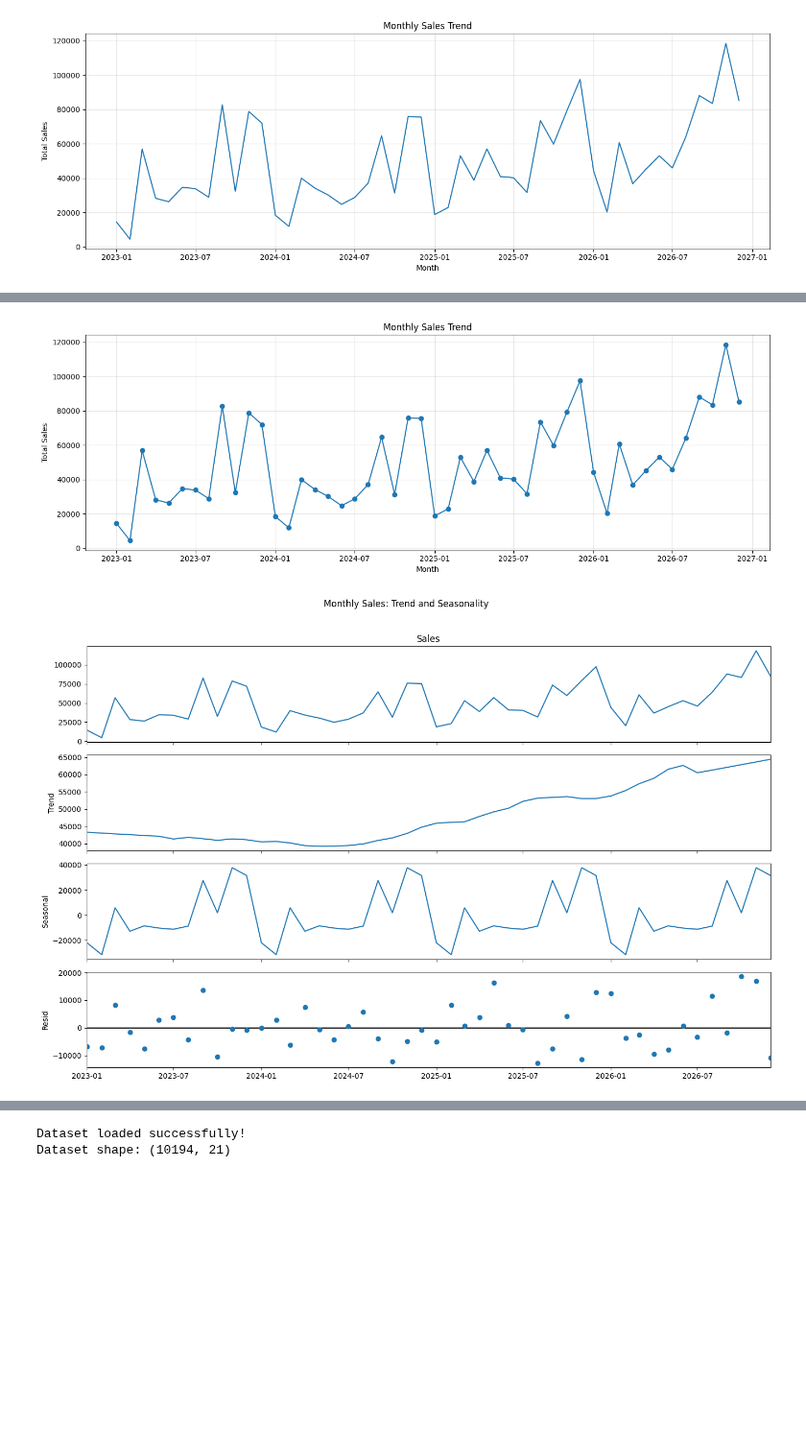
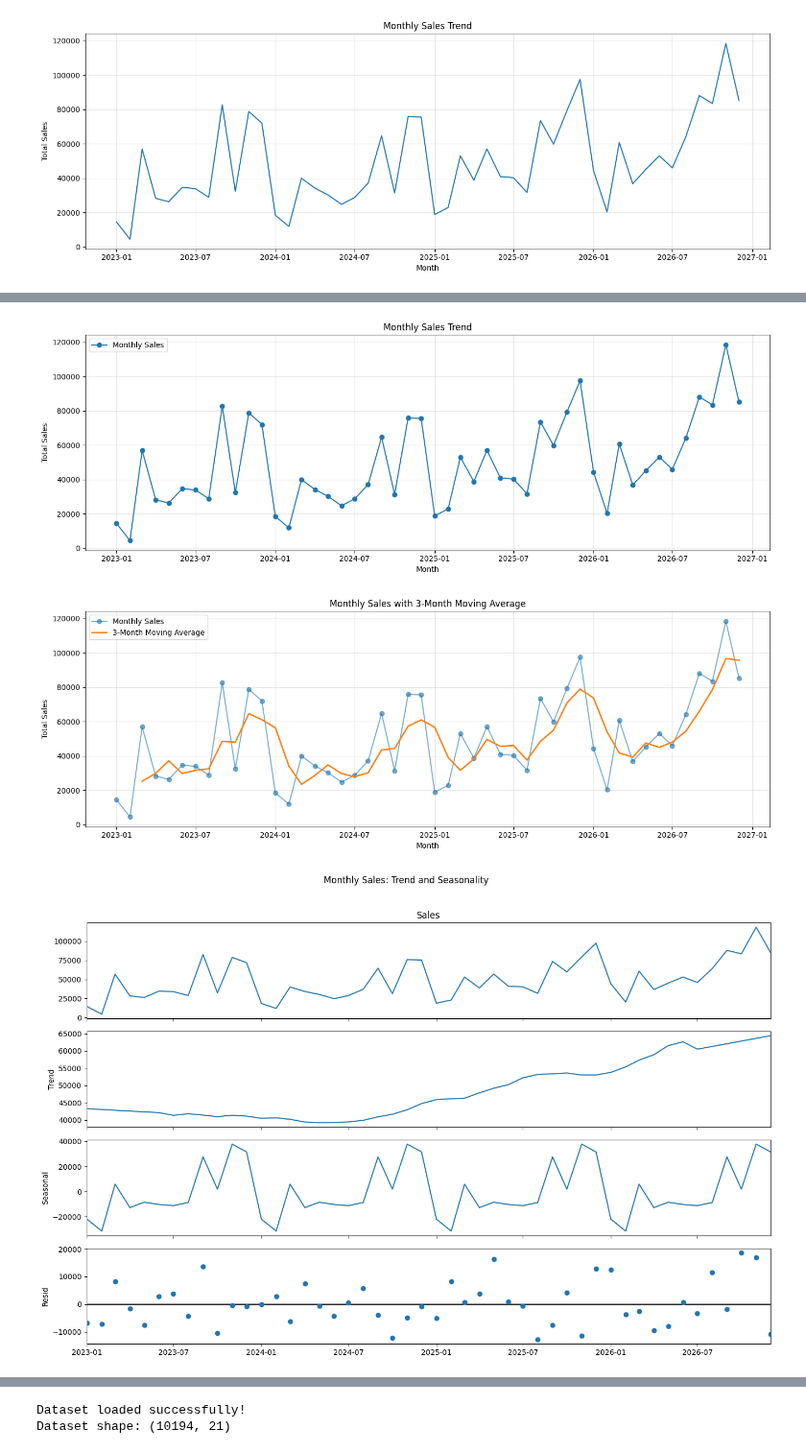
Before and after one commit to keerthanamurari14/apexplanet-data-analytics, a Jupyter notebook: notebooks/task4_advanced_analytics.ipynb, the cells around one changed output, grey strips where cells are left out. Shown at 96% size. Drawn from its saved outputs; the diff is of its cells as text; code cells hidden in the pictures; blank space fills up the shorter version.

```diff
--- a/notebooks/task4_advanced_analytics.ipynb
+++ b/notebooks/task4_advanced_analytics.ipynb
@@ -131,8 +174,9 @@ Order Date
 Freq: MS, Name: Sales, dtype: float64
 [figure]
 # %%
+
 # TASK 4: TIME-SERIES ANALYSIS
-# Trend, seasonality, residuals, and stationarity testing
+# Trend, seasonality, residuals, stationarity, and moving average smoothing
 
 import pandas as pd
 import numpy as np
@@ -144,7 +188,7 @@ from statsmodels.tsa.stattools import adfuller
 
 warnings.filterwarnings("ignore")
 
-# 1. Prepare the date column
+# 1. Prepare the date and sales columns
 df["Order Date"] = pd.to_datetime(df["Order Date"], errors="coerce")
 df["Sales"] = pd.to_numeric(df["Sales"], errors="coerce")
 
@@ -165,20 +209,52 @@ print("Number of months:", len(monthly_sales))
 print("Start date:", monthly_sales.index.min().date())
 print("End date:", monthly_sales.index.max().date())
 print("Total sales:", round(monthly_sales.sum(), 2))
+
 print("\nFirst 5 months:")
 display(monthly_sales.head())
 
 # 3. Plot monthly sales
 plt.figure(figsize=(14, 5))
-plt.plot(monthly_sales.index, monthly_sales.values, marker="o")
+plt.plot(
+    monthly_sales.index,
+    monthly_sales.values,
+    marker="o",
+    label="Monthly Sales"
+)
 plt.title("Monthly Sales Trend")
 plt.xlabel("Month")
 plt.ylabel("Total Sales")
+plt.legend()
 plt.grid(True, alpha=0.3)
 plt.tight_layout()
 plt.show()
 
-# 4. Decompose sales into trend, seasonality, and residuals
+# 4. Moving Average Smoothing (3-month window)
+moving_average = monthly_sales.rolling(window=3).mean()
+
+plt.figure(figsize=(14, 5))
+plt.plot(
+    monthly_sales.index,
+    monthly_sales.values,
+    marker="o",
+    alpha=0.6,
+    label="Monthly Sales"
+)
+plt.plot(
+    moving_average.index,
+    moving_average.values,
+    linewidth=2,
+    label="3-Month Moving Average"
+)
+plt.title("Monthly Sales with 3-Month Moving Average")
+plt.xlabel("Month")
+plt.ylabel("Total Sales")
+plt.legend()
+plt.grid(True, alpha=0.3)
+plt.tight_layout()
+plt.show()
+
+# 5. Decompose sales into trend, seasonality, and residuals
 if len(monthly_sales) >= 24:
     decomposition = seasonal_decompose(
         monthly_sales,
@@ -193,50 +269,56 @@ if len(monthly_sales) >= 24:
     plt.tight_layout()
     plt.show()
 else:
-    print("At least 24 months are recommended for yearly seasonal decomposition.")
+    print(
+        "At least 24 months are recommended "
+        "for yearly seasonal decomposition."
+    )
 
-# 5. Augmented Dickey-Fuller (ADF) stationarity test
+# 6. Augmented Dickey-Fuller (ADF) stationarity test
 adf_result = adfuller(monthly_sales.dropna(), autolag="AIC")
 
 adf_statistic = adf_result[0]
 p_value = adf_result[1]
 critical_value_5 = adf_result[4]["5%"]
 
 print("\nADF STATIONARITY TEST")
 print("ADF statistic:", round(adf_statistic, 4))
 print("P-value:", round(p_value, 6))
 print("Critical value (5%):", round(critical_value_5, 4))
 
 if p_value < 0.05:
     print("Conclusion: Reject the null hypothesis of a unit root.")
     print("The series appears stationary according to the ADF test.")
 else:
     print("Conclusion: Fail to reject the null hypothesis of a unit root.")
     print("The series may be non-stationary.")
 
-print("\nBusiness interpretation:")
-print("The monthly chart shows how sales change over time.")
-print("The decomposition separates the estimated trend, seasonal pattern,")
-print("and unexplained residual variation.")
-print("The ADF result helps determine whether differencing may be needed")
-print("before fitting certain forecasting models.")
+# 7. Business interpretation
+print("\nBUSINESS INTERPRETATION")
+print("The monthly sales chart shows how sales change over time.")
+print("The 3-month moving average smooths short-term fluctuations.")
+print("Seasonal decomposition separates the estimated trend,")
+print("seasonal pattern, and residual variation.")
+print("The ADF test helps assess stationarity and whether")
+print("differencing may be needed for forecasting models.")
 # %% [output]
 TIME-SERIES SUMMARY
 Number of months: 48
 Start date: 2023-01-01
 End date: 2026-12-01
 Total sales: 2326534.35
 
 First 5 months:
 Order Date
 2023-01-01    14518.055
 2023-02-01     4519.892
 2023-03-01    56933.909
 2023-04-01    28295.345
 2023-05-01    26319.767
 Freq: MS, Name: Sales, dtype: float64
-[figure, old version]
+[figure, new version]
-[figure, old version]
+[figure, new version]
+[figure, added]
 ADF STATIONARITY TEST
 ADF statistic: -4.4375
 P-value: 0.000255
```
Also changed, not shown: parts of 14 cells of this notebook.
